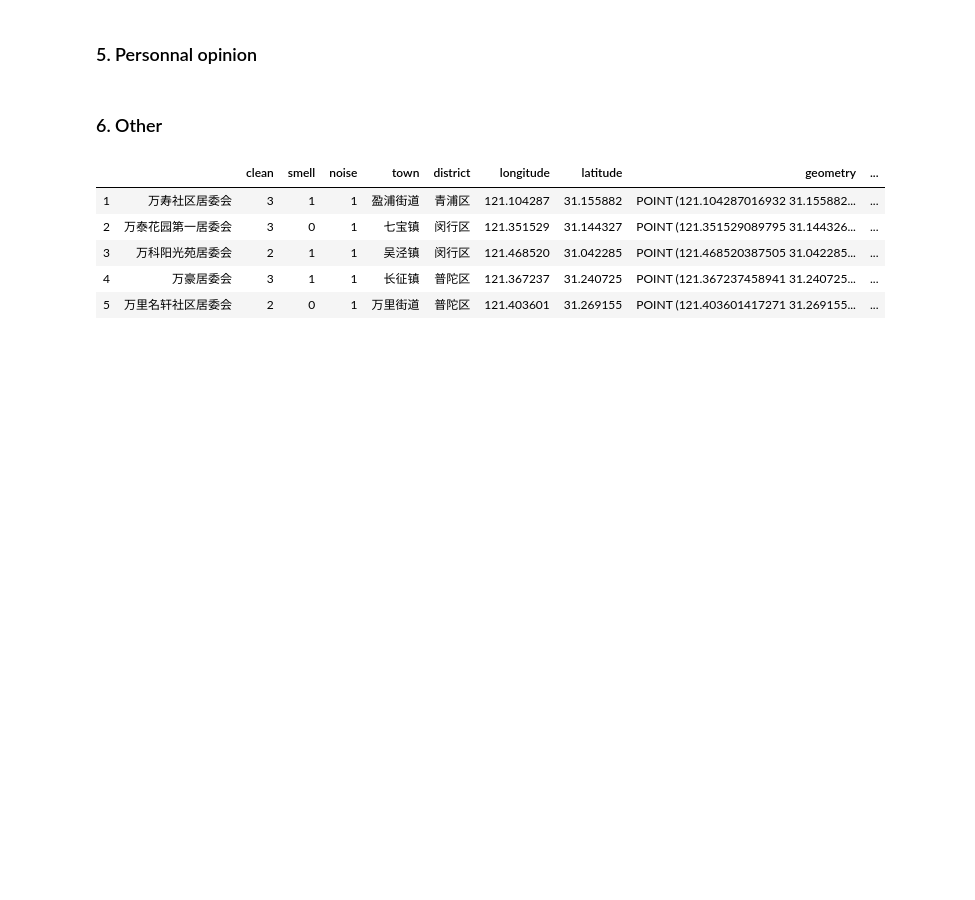
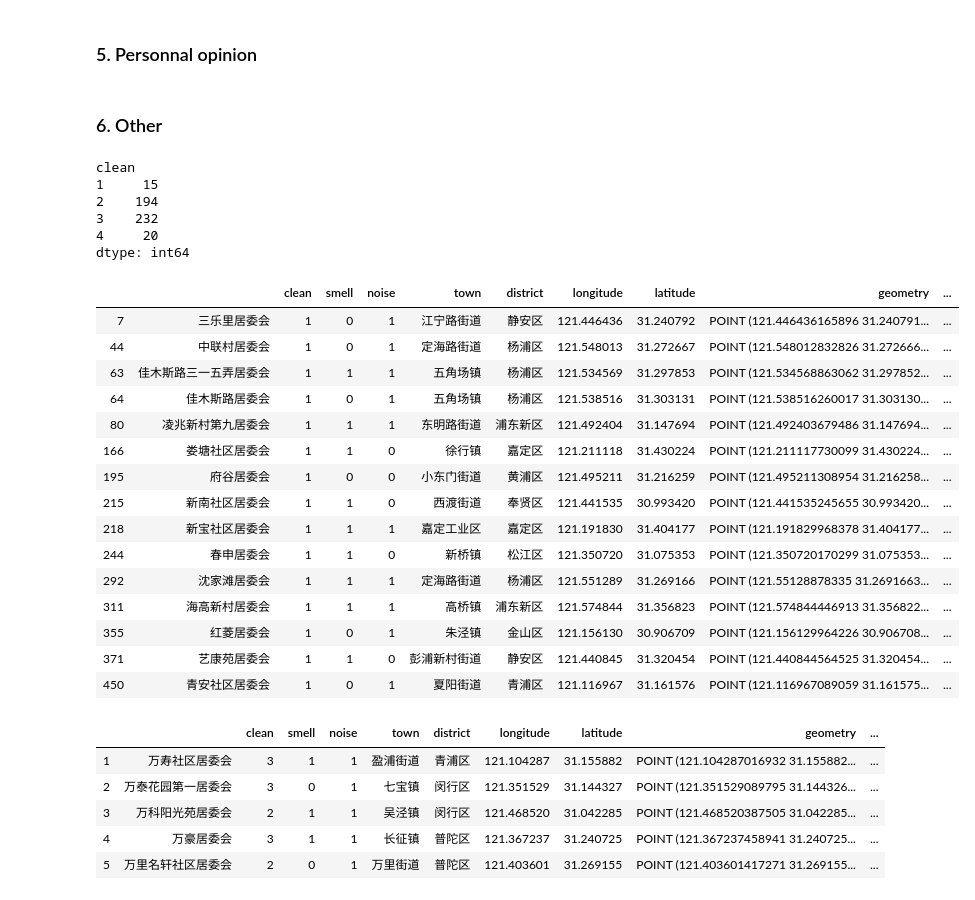
Before and after one commit to aureliecheng/US01, a Jupyter notebook: Project_Wellbeing/dataset_preparation-Copy1.ipynb, the cells around one changed output. Cells and saved outputs as stored; diff of their text form; code cells hidden in the pictures; blank space fills up the shorter version.

```diff
--- a/Project_Wellbeing/dataset_preparation-Copy1.ipynb
+++ b/Project_Wellbeing/dataset_preparation-Copy1.ipynb
@@ -131,6 +131,34 @@ df_target['happiness_perso'] = (df_target['clean']*3 + df_target['noise']*2 + df
 ### 6. Other
 # %%
 df_target['happiness_other'] = (df_target['clean']*2 + df_target['noise']*5 + df_target['smell']*2)/9
+# %%
+df_target.groupby('clean').size()
+# %% [output]
+clean
+1     15
+2    194
+3    232
+4     20
+dtype: int64
+# %%
+df_target[df_target['clean'] == 1]
+# %% [output]
+|  |  | clean | smell | noise | town | district | longitude | latitude | geometry | ... |
+| 7 | 三乐里居委会 | 1 | 0 | 1 | 江宁路街道 | 静安区 | 121.446436 | 31.240792 | POINT (121.446436165896 31.240791... | ... |
+| 44 | 中联村居委会 | 1 | 0 | 1 | 定海路街道 | 杨浦区 | 121.548013 | 31.272667 | POINT (121.548012832826 31.272666... | ... |
+| 63 | 佳木斯路三一五弄居委会 | 1 | 1 | 1 | 五角场镇 | 杨浦区 | 121.534569 | 31.297853 | POINT (121.534568863062 31.297852... | ... |
+| 64 | 佳木斯路居委会 | 1 | 0 | 1 | 五角场镇 | 杨浦区 | 121.538516 | 31.303131 | POINT (121.538516260017 31.303130... | ... |
+| 80 | 凌兆新村第九居委会 | 1 | 1 | 1 | 东明路街道 | 浦东新区 | 121.492404 | 31.147694 | POINT (121.492403679486 31.147694... | ... |
+| 166 | 娄塘社区居委会 | 1 | 1 | 0 | 徐行镇 | 嘉定区 | 121.211118 | 31.430224 | POINT (121.211117730099 31.430224... | ... |
+| 195 | 府谷居委会 | 1 | 0 | 0 | 小东门街道 | 黄浦区 | 121.495211 | 31.216259 | POINT (121.495211308954 31.216258... | ... |
+| 215 | 新南社区居委会 | 1 | 1 | 0 | 西渡街道 | 奉贤区 | 121.441535 | 30.993420 | POINT (121.441535245655 30.993420... | ... |
+| 218 | 新宝社区居委会 | 1 | 1 | 1 | 嘉定工业区 | 嘉定区 | 121.191830 | 31.404177 | POINT (121.191829968378 31.404177... | ... |
+| 244 | 春申居委会 | 1 | 1 | 0 | 新桥镇 | 松江区 | 121.350720 | 31.075353 | POINT (121.350720170299 31.075353... | ... |
+| 292 | 沈家滩居委会 | 1 | 1 | 1 | 定海路街道 | 杨浦区 | 121.551289 | 31.269166 | POINT (121.55128878335 31.2691663... | ... |
+| 311 | 海高新村居委会 | 1 | 1 | 1 | 高桥镇 | 浦东新区 | 121.574844 | 31.356823 | POINT (121.574844446913 31.356822... | ... |
+| 355 | 红菱居委会 | 1 | 0 | 1 | 朱泾镇 | 金山区 | 121.156130 | 30.906709 | POINT (121.156129964226 30.906708... | ... |
+| 371 | 艺康苑居委会 | 1 | 1 | 0 | 彭浦新村街道 | 静安区 | 121.440845 | 31.320454 | POINT (121.440844564525 31.320454... | ... |
+| 450 | 青安社区居委会 | 1 | 0 | 1 | 夏阳街道 | 青浦区 | 121.116967 | 31.161576 | POINT (121.116967089059 31.161575... | ... |
 # %%
 df_target.head()
 # %% [output]
```
Also changed, not shown: 1 other file.
